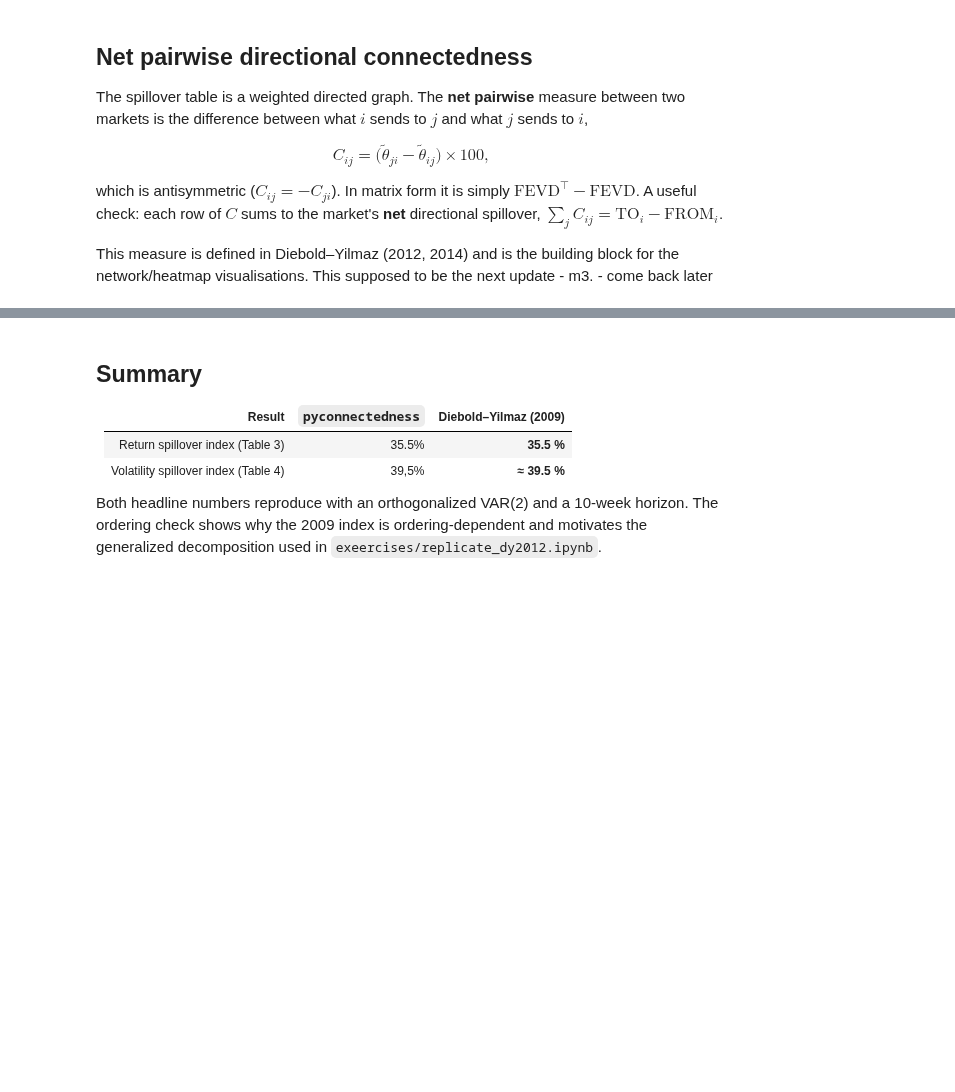
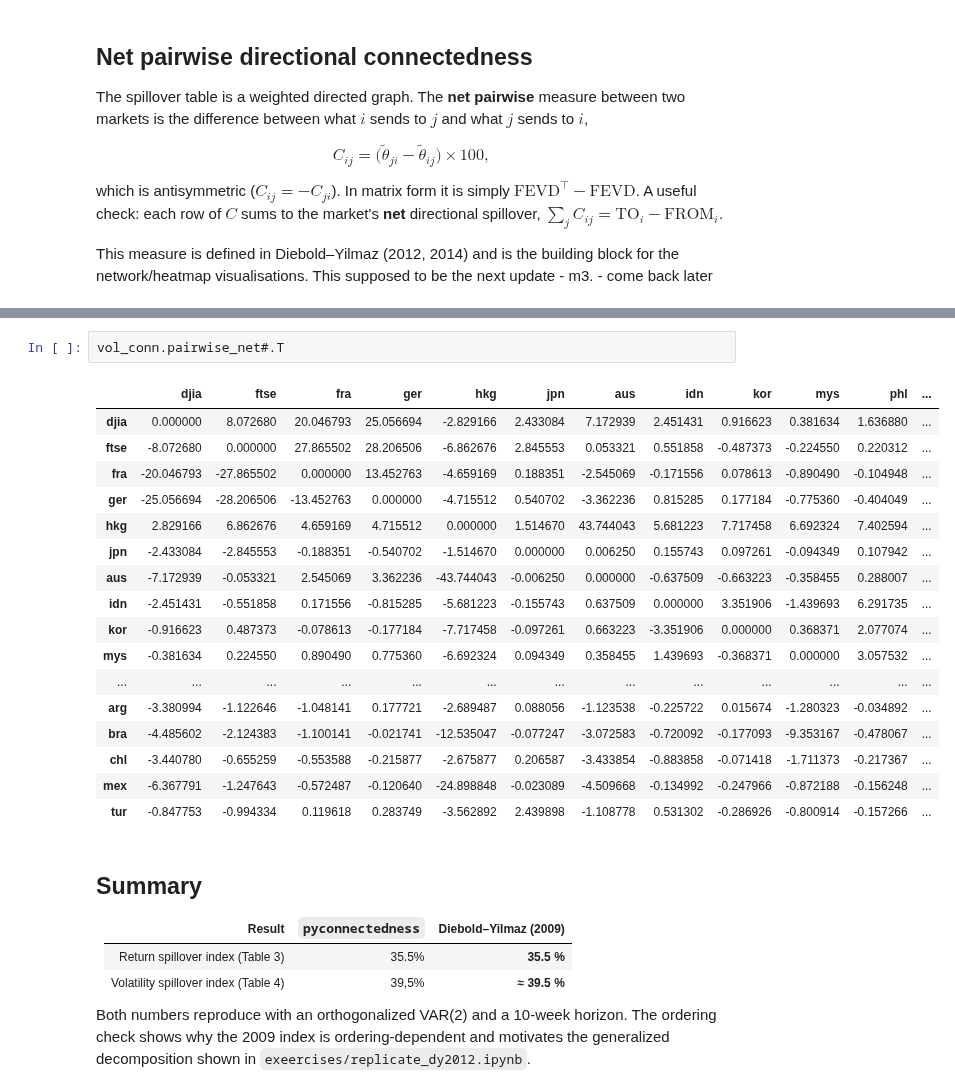
Before and after one commit to zstoi/PyConnectedness, a Jupyter notebook: examples/replicate_dy2009.ipynb, the cells around one changed output, grey strips where cells are left out. Saved outputs shown, nothing was run; the diff lists cells and outputs as text; blank space fills up the shorter version.

```diff
--- a/examples/replicate_dy2009.ipynb
+++ b/examples/replicate_dy2009.ipynb
@@ -255,3 +286,23 @@ max |row-sum(C) - net directional|: 0.0
+# %%
+vol_conn.pairwise_net#.T
+# %% [output]
+|  | djia | ftse | fra | ger | hkg | jpn | aus | idn | kor | mys | phl | ... |
+| djia | 0.000000 | 8.072680 | 20.046793 | 25.056694 | -2.829166 | 2.433084 | 7.172939 | 2.451431 | 0.916623 | 0.381634 | 1.636880 | ... |
+| ftse | -8.072680 | 0.000000 | 27.865502 | 28.206506 | -6.862676 | 2.845553 | 0.053321 | 0.551858 | -0.487373 | -0.224550 | 0.220312 | ... |
+| fra | -20.046793 | -27.865502 | 0.000000 | 13.452763 | -4.659169 | 0.188351 | -2.545069 | -0.171556 | 0.078613 | -0.890490 | -0.104948 | ... |
+| ger | -25.056694 | -28.206506 | -13.452763 | 0.000000 | -4.715512 | 0.540702 | -3.362236 | 0.815285 | 0.177184 | -0.775360 | -0.404049 | ... |
+| hkg | 2.829166 | 6.862676 | 4.659169 | 4.715512 | 0.000000 | 1.514670 | 43.744043 | 5.681223 | 7.717458 | 6.692324 | 7.402594 | ... |
+| jpn | -2.433084 | -2.845553 | -0.188351 | -0.540702 | -1.514670 | 0.000000 | 0.006250 | 0.155743 | 0.097261 | -0.094349 | 0.107942 | ... |
+| aus | -7.172939 | -0.053321 | 2.545069 | 3.362236 | -43.744043 | -0.006250 | 0.000000 | -0.637509 | -0.663223 | -0.358455 | 0.288007 | ... |
+| idn | -2.451431 | -0.551858 | 0.171556 | -0.815285 | -5.681223 | -0.155743 | 0.637509 | 0.000000 | 3.351906 | -1.439693 | 6.291735 | ... |
+| kor | -0.916623 | 0.487373 | -0.078613 | -0.177184 | -7.717458 | -0.097261 | 0.663223 | -3.351906 | 0.000000 | 0.368371 | 2.077074 | ... |
+| mys | -0.381634 | 0.224550 | 0.890490 | 0.775360 | -6.692324 | 0.094349 | 0.358455 | 1.439693 | -0.368371 | 0.000000 | 3.057532 | ... |
+| ... | ... | ... | ... | ... | ... | ... | ... | ... | ... | ... | ... | ... |
+| arg | -3.380994 | -1.122646 | -1.048141 | 0.177721 | -2.689487 | 0.088056 | -1.123538 | -0.225722 | 0.015674 | -1.280323 | -0.034892 | ... |
+| bra | -4.485602 | -2.124383 | -1.100141 | -0.021741 | -12.535047 | -0.077247 | -3.072583 | -0.720092 | -0.177093 | -9.353167 | -0.478067 | ... |
+| chl | -3.440780 | -0.655259 | -0.553588 | -0.215877 | -2.675877 | 0.206587 | -3.433854 | -0.883858 | -0.071418 | -1.711373 | -0.217367 | ... |
+| mex | -6.367791 | -1.247643 | -0.572487 | -0.120640 | -24.898848 | -0.023089 | -4.509668 | -0.134992 | -0.247966 | -0.872188 | -0.156248 | ... |
+| tur | -0.847753 | -0.994334 | 0.119618 | 0.283749 | -3.562892 | 2.439898 | -1.108778 | 0.531302 | -0.286926 | -0.800914 | -0.157266 | ... |
 # %% [markdown]
 ## Summary
 
@@ -260,4 +311,4 @@ max |row-sum(C) - net directional|: 0.0
 | Return spillover index (Table 3) | 35.5% | **35.5 %** |
 | Volatility spillover index (Table 4) | 39,5% | **≈ 39.5 %** |
 
-Both headline numbers reproduce with an orthogonalized VAR(2) and a 10-week horizon. The ordering check shows why the 2009 index is ordering-dependent and motivates the generalized decomposition used in `exeercises/replicate_dy2012.ipynb`.
+Both numbers reproduce with an orthogonalized VAR(2) and a 10-week horizon. The ordering check shows why the 2009 index is ordering-dependent and motivates the generalized decomposition shown in `exeercises/replicate_dy2012.ipynb`.
```
Also changed, not shown: parts of 5 cells of this notebook, 3 other files.
